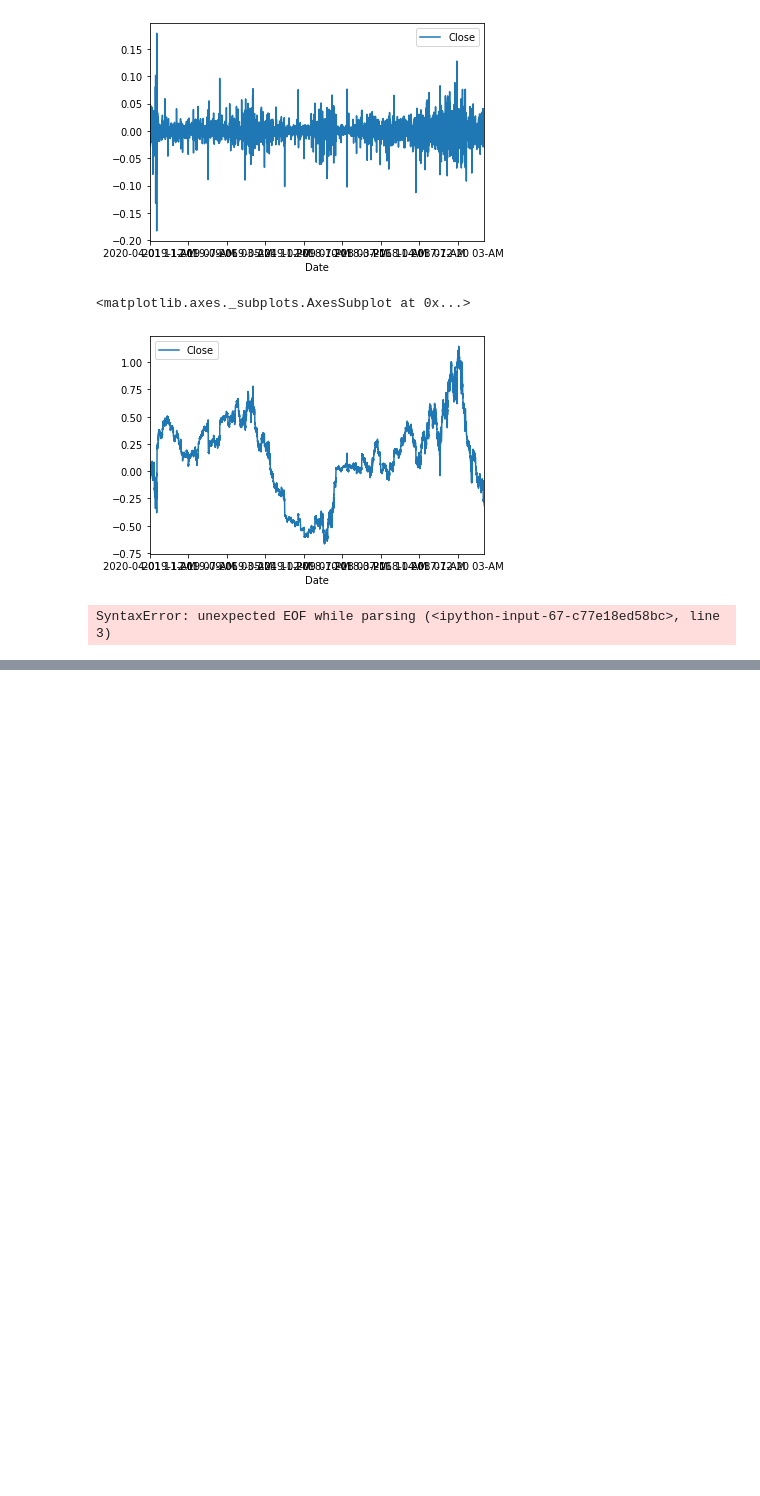
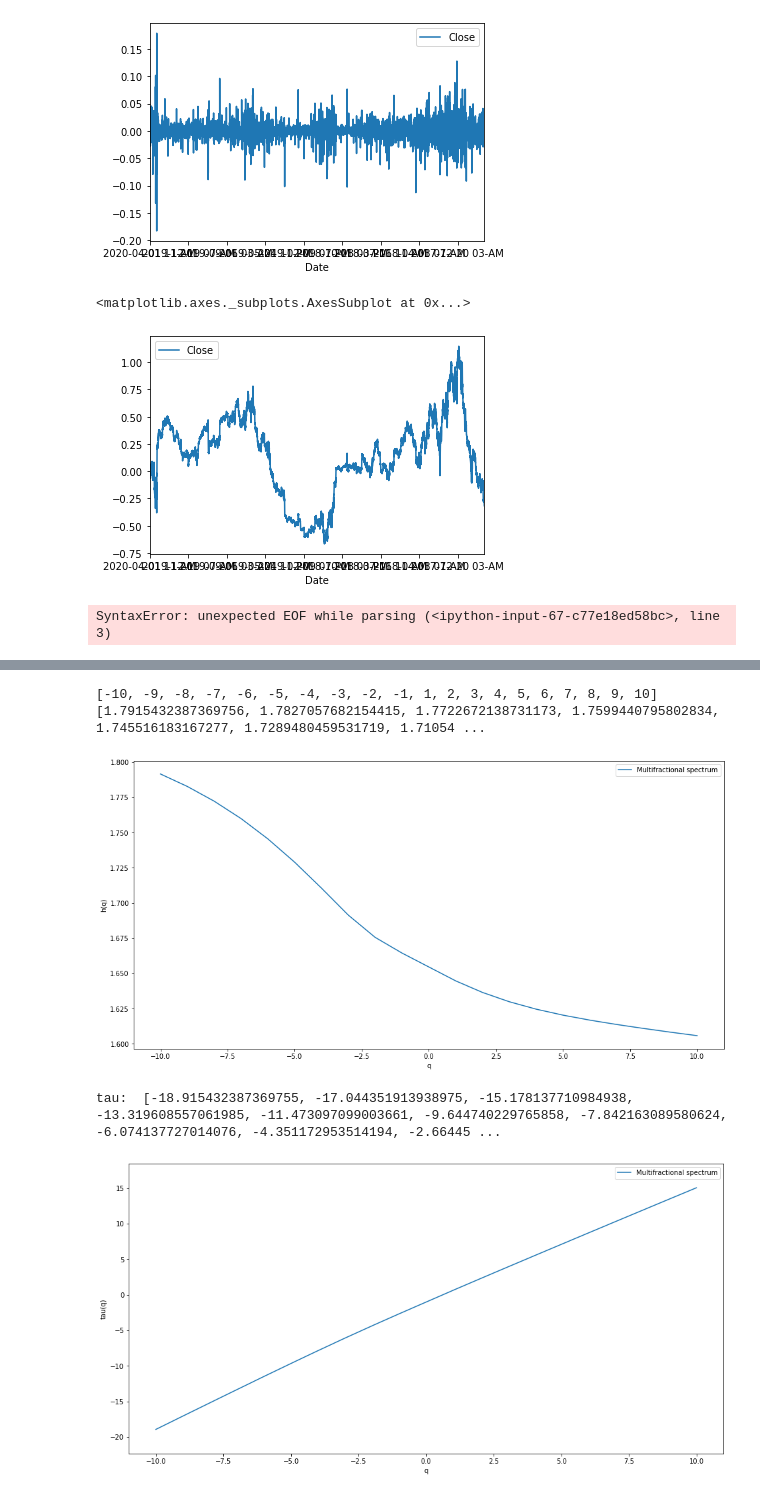
Before and after one commit to pawel717-SCGE/lab1, a Jupyter notebook: lab1-SCGE.ipynb, the cells around one changed output, grey strips where cells are left out. Drawn from its saved outputs; the diff is of its cells as text; code cells hidden in the pictures; blank space fills up the shorter version.

```diff
--- a/lab1-SCGE.ipynb
+++ b/lab1-SCGE.ipynb
@@ -608,25 +621,36 @@ plt.show()
 # %%
-def get_qs_and_hqs(qs, q_slopes):
-    q = []
-    hq = []
-    for i in range(len(qs)):
-        if np.isnan(fqs)[i] == False:
-            q.append(qs[i])
-            hq.append(q_slopes[i])
-    return q, hq
+def get_qs_and_hqs(q_list, q_slopes):
+    qs = []
+    hqs = []
+    for i in range(len(q_list)):
+        if np.isnan(q_slopes)[i] == False:
+            qs.append(q_list[i])
+            hqs.append(q_slopes[i])
+    return qs, hqs
 
-q, hq = get_qs_and_hqs(qs, q_slopes)
-print(q, hq)
+qs, hqs = get_qs_and_hqs(q_list, q_slopes)
+print(qs, hqs)
 
-plt.plot(q, hq)
+plt.plot(qs, hqs)
+labels = ["Multifractional spectrum"]
+plt.legend(labels)
+plt.xlabel("q")
+plt.ylabel("h(q)")
 plt.show()
 
-tau = [a*b for a,b in zip(q, hq)]
+tau = [a*b for a,b in zip(qs, hqs)]
 tau = [x-1 for x in tau]
-print(tau)
-diff = np.max(tau) -np.min(tau)
-plt.ylim(np.min(tau) - 0.1*diff. np.max(tau) + 0.1*diff)
-plt.plot(q, tau)
-
+print("tau: ", tau)
+diff = np.max(tau) - np.min(tau)
+plt.ylim(np.min(tau) - 0.1 * diff, np.max(tau) + 0.1 * diff)
+plt.plot(qs, tau)
+labels = ["Multifractional spectrum"]
+plt.legend(labels)
+plt.xlabel("q")
+plt.ylabel("tau(q)")
 plt.show()
-plt.plot(q, tau)
+# %% [output]
+[-10, -9, -8, -7, -6, -5, -4, -3, -2, -1, 1, 2, 3, 4, 5, 6, 7, 8, 9, 10] [1.7915432387369756, 1.7827057682154415, 1.7722672138731173, 1.7599440795802834, 1.745516183167277, 1.7289480459531719, 1.71054 ...
+[figure, added]
+tau:  [-18.915432387369755, -17.044351913938975, -15.178137710984938, -13.319608557061985, -11.473097099003661, -9.644740229765858, -7.842163089580624, -6.074137727014076, -4.351172953514194, -2.66445 ...
+[figure, added]
```
Also changed, not shown: parts of 8 cells of this notebook.
